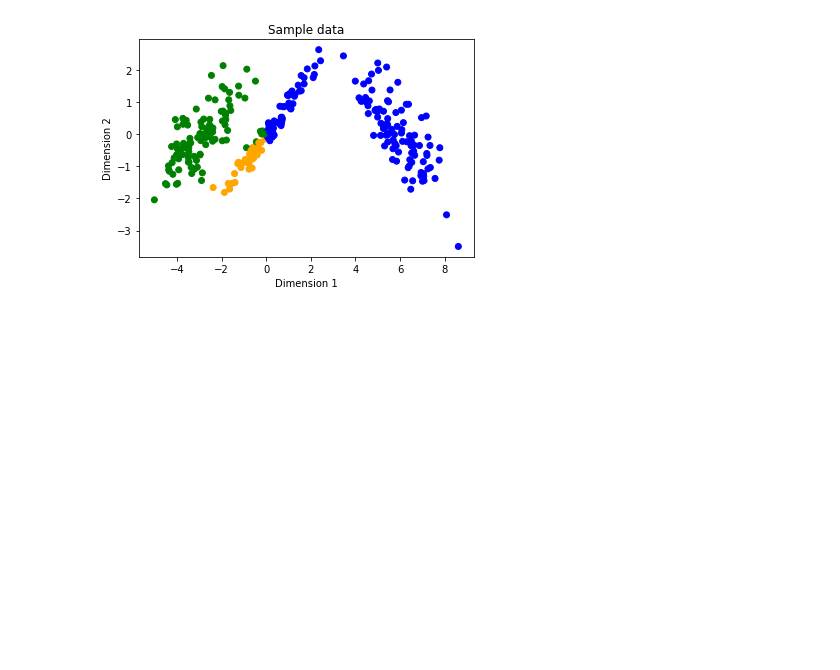
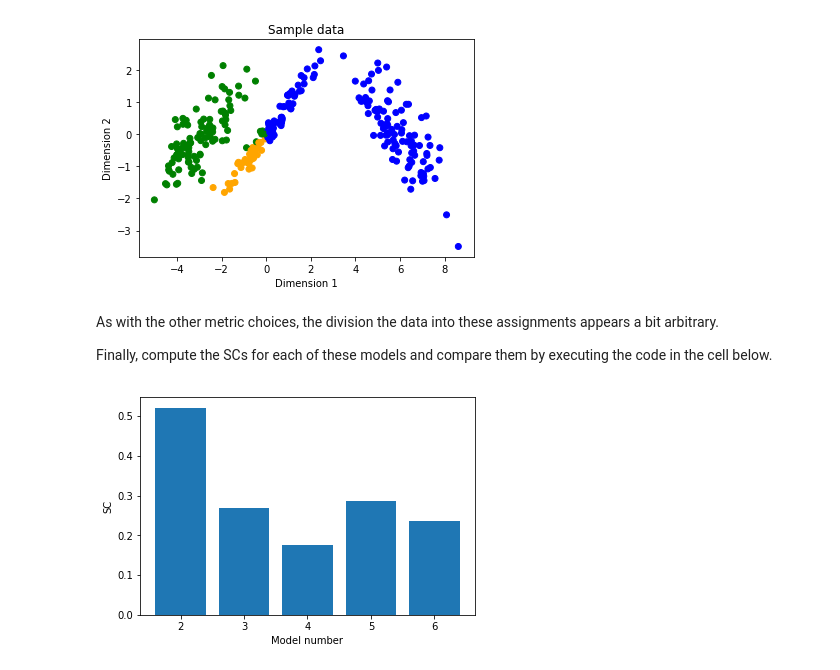
Before and after one commit to syslin/-MicrosoftLearning-Principles-of-Machine-Learning-Python, a Jupyter notebook: Module7/IntroToUnsupervisedLearning.ipynb, the cells around one changed output. Saved outputs shown, nothing was run; the diff lists cells and outputs as text; code cells hidden in the pictures; blank space fills up the shorter version.

```diff
--- a/Module7/IntroToUnsupervisedLearning.ipynb
+++ b/Module7/IntroToUnsupervisedLearning.ipynb
@@ -163,6 +387,6 @@ plot_clusters(sample_2, assignments_ag2)
 # %%
-aglomerative3 = AgglomerativeClustering(n_clusters=3, linkage = 'average')
-assignments_ag3 = aglomerative3.fit_predict(sample_2[:,0:2])
+agglomerative3 = AgglomerativeClustering(n_clusters=3, linkage = 'average')
+assignments_ag3 = agglomerative3.fit_predict(sample_2[:,0:2])
 plot_clusters(sample_2, assignments_ag3)
 # %% [output]
 [figure]
@@ -169,6 +397,6 @@ plot_clusters(sample_2, assignments_ag3)
 # %%
-aglomerative4 = AgglomerativeClustering(n_clusters=3, linkage = 'complete')
-assignments_ag4 = aglomerative4.fit_predict(sample_2[:,0:2])
+agglomerative4 = AgglomerativeClustering(n_clusters=3, linkage = 'complete')
+assignments_ag4 = agglomerative4.fit_predict(sample_2[:,0:2])
 plot_clusters(sample_2, assignments_ag4)
 # %% [output]
 [figure]
@@ -175,6 +407,6 @@ plot_clusters(sample_2, assignments_ag4)
 # %%
-aglomerative5 = AgglomerativeClustering(n_clusters=3, linkage = 'complete', affinity = 'manhattan')
-assignments_ag5 = aglomerative5.fit_predict(sample_2[:,0:2])
+agglomerative5 = AgglomerativeClustering(n_clusters=3, linkage = 'complete', affinity = 'manhattan')
+assignments_ag5 = agglomerative5.fit_predict(sample_2[:,0:2])
 plot_clusters(sample_2, assignments_ag5)
 # %% [output]
 [figure]
@@ -181,6 +417,15 @@ plot_clusters(sample_2, assignments_ag5)
 # %%
-aglomerative6 = AgglomerativeClustering(n_clusters=3, linkage = 'complete', affinity = 'cosine')
-assignments_ag6 = aglomerative6.fit_predict(sample_2[:,0:2])
+agglomerative6 = AgglomerativeClustering(n_clusters=3, linkage = 'complete', affinity = 'cosine')
+assignments_ag6 = agglomerative6.fit_predict(sample_2[:,0:2])
 plot_clusters(sample_2, assignments_ag6)
 # %% [output]
 [figure]
+# %% [markdown]
+As with the other metric choices, the division the data into these assignments appears a bit arbitrary.
+
+Finally, compute the SCs for each of these models and compare them by executing the code in the cell below.
+# %%
+assignment_list = [assignments_ag2, assignments_ag3, assignments_ag4, assignments_ag5, assignments_ag6]
+plot_sillohette(sample, assignment_list, x_lab = 'Model number')
+# %% [output]
+[figure, added]
```
Also changed, not shown: parts of 43 cells of this notebook.
